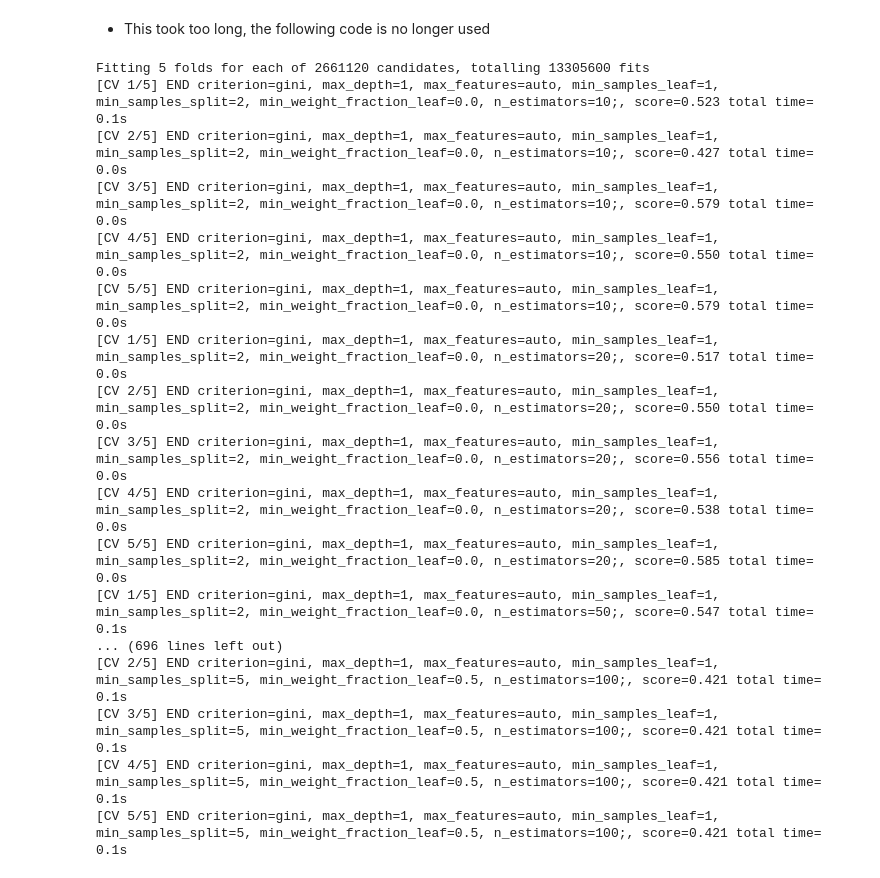
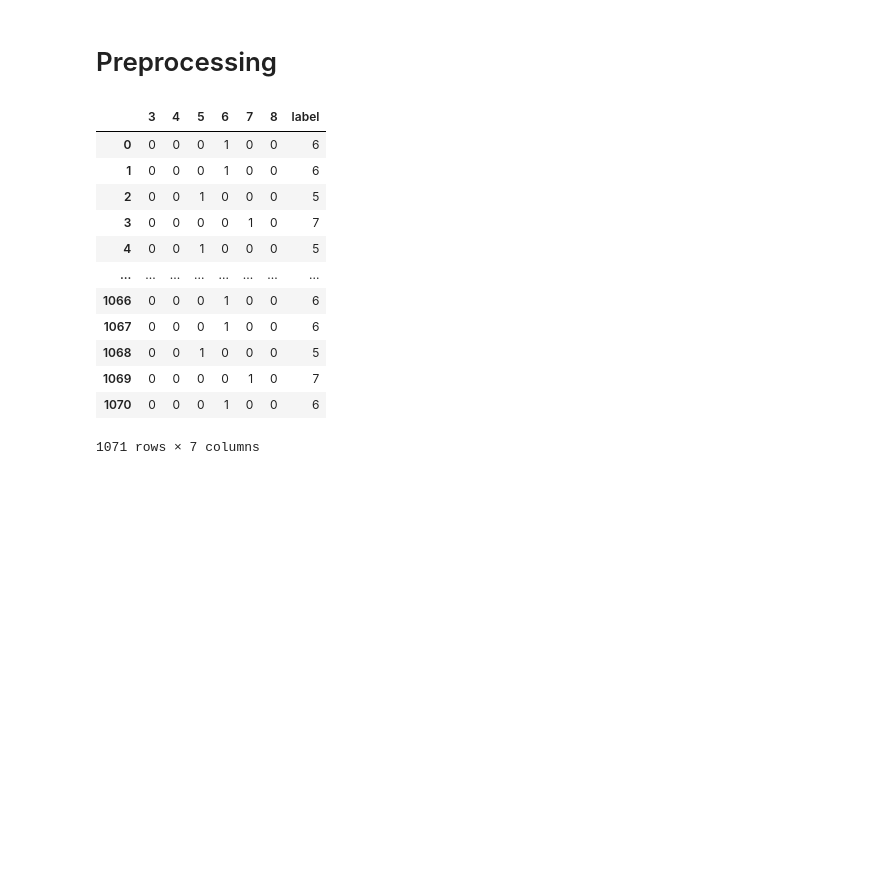
Before and after one commit to jdeguzman4/ML-Mini-Project, a Jupyter notebook: notebooks/Red Wine.ipynb, the cells around one changed output. Cells and saved outputs as stored; diff of their text form; code cells hidden in the pictures; blank space fills up the shorter version.

```diff
--- a/notebooks/Red Wine.ipynb
+++ b/notebooks/Red Wine.ipynb
@@ -691,36 +0,0 @@ shap.plots._waterfall.waterfall_legacy(explainer.expected_value[0], shap_values[
-# %% [markdown]
-* This took too long, the following code is no longer used
-# %%
-from sklearn.model_selection import GridSearchCV
-
-param_grid = {'n_estimators': [10, 20, 50, 100, 200, 500, 1000, 1200, 1500, 1800, 1900, 2000, 2100, 3000],
-              'criterion': ['gini', 'entropy'],
-              'max_depth': [1, 2, 5, 8, 13, 21, 34, 53, 54, 55, 89, None],
-              'min_samples_split': [2, 5, 8, 13, 21, 34, 55, 89, 144, 233, 377],
-              'min_samples_leaf': [1, 2, 5, 8, 13, 21, 34, 55, 89, 144, 233, 377],
-              'min_weight_fraction_leaf': [x / 10 for x in range(0, 6)],
-              'max_features': ['auto', 'sqrt', 'log2', 2, 5, 8, 13, 21, 34, None],
-
-             }
-
-grid = GridSearchCV(ExtraTreesClassifier(), param_grid, refit = True, verbose = 3)
-
-grid.fit(x_train, y_train)
-# %% [output]
-Fitting 5 folds for each of 2661120 candidates, totalling 13305600 fits
-[CV 1/5] END criterion=gini, max_depth=1, max_features=auto, min_samples_leaf=1, min_samples_split=2, min_weight_fraction_leaf=0.0, n_estimators=10;, score=0.523 total time=   0.1s
-[CV 2/5] END criterion=gini, max_depth=1, max_features=auto, min_samples_leaf=1, min_samples_split=2, min_weight_fraction_leaf=0.0, n_estimators=10;, score=0.427 total time=   0.0s
-[CV 3/5] END criterion=gini, max_depth=1, max_features=auto, min_samples_leaf=1, min_samples_split=2, min_weight_fraction_leaf=0.0, n_estimators=10;, score=0.579 total time=   0.0s
-[CV 4/5] END criterion=gini, max_depth=1, max_features=auto, min_samples_leaf=1, min_samples_split=2, min_weight_fraction_leaf=0.0, n_estimators=10;, score=0.550 total time=   0.0s
-[CV 5/5] END criterion=gini, max_depth=1, max_features=auto, min_samples_leaf=1, min_samples_split=2, min_weight_fraction_leaf=0.0, n_estimators=10;, score=0.579 total time=   0.0s
-[CV 1/5] END criterion=gini, max_depth=1, max_features=auto, min_samples_leaf=1, min_samples_split=2, min_weight_fraction_leaf=0.0, n_estimators=20;, score=0.517 total time=   0.0s
-[CV 2/5] END criterion=gini, max_depth=1, max_features=auto, min_samples_leaf=1, min_samples_split=2, min_weight_fraction_leaf=0.0, n_estimators=20;, score=0.550 total time=   0.0s
-[CV 3/5] END criterion=gini, max_depth=1, max_features=auto, min_samples_leaf=1, min_samples_split=2, min_weight_fraction_leaf=0.0, n_estimators=20;, score=0.556 total time=   0.0s
-[CV 4/5] END criterion=gini, max_depth=1, max_features=auto, min_samples_leaf=1, min_samples_split=2, min_weight_fraction_leaf=0.0, n_estimators=20;, score=0.538 total time=   0.0s
-[CV 5/5] END criterion=gini, max_depth=1, max_features=auto, min_samples_leaf=1, min_samples_split=2, min_weight_fraction_leaf=0.0, n_estimators=20;, score=0.585 total time=   0.0s
-[CV 1/5] END criterion=gini, max_depth=1, max_features=auto, min_samples_leaf=1, min_samples_split=2, min_weight_fraction_leaf=0.0, n_estimators=50;, score=0.547 total time=   0.1s
-... (696 lines left out)
-[CV 2/5] END criterion=gini, max_depth=1, max_features=auto, min_samples_leaf=1, min_samples_split=5, min_weight_fraction_leaf=0.5, n_estimators=100;, score=0.421 total time=   0.1s
-[CV 3/5] END criterion=gini, max_depth=1, max_features=auto, min_samples_leaf=1, min_samples_split=5, min_weight_fraction_leaf=0.5, n_estimators=100;, score=0.421 total time=   0.1s
-[CV 4/5] END criterion=gini, max_depth=1, max_features=auto, min_samples_leaf=1, min_samples_split=5, min_weight_fraction_leaf=0.5, n_estimators=100;, score=0.421 total time=   0.1s
-[CV 5/5] END criterion=gini, max_depth=1, max_features=auto, min_samples_leaf=1, min_samples_split=5, min_weight_fraction_leaf=0.5, n_estimators=100;, score=0.421 total time=   0.1s
@@ -726,0 +23,35 @@ Fitting 5 folds for each of 2661120 candidates, totalling 13305600 fits
+# %% [markdown]
+# Preprocessing
+# %%
+x_df = pd.read_csv('../datasets/winequality_red_x_train.csv')
+y_df = pd.read_csv('../datasets/winequality_red_y_train.csv')
+# %%
+def reverse_ohe(row):
+    if row['3'] == 1:
+        return 3
+    elif row['4'] == 1:
+        return 4
+    elif row['5'] == 1:
+        return 5
+    elif row['6'] == 1:
+        return 6
+    elif row['7'] == 1:
+        return 7
+    elif row['8'] == 1:
+        return 8
+y_df['label'] = y_df.apply(reverse_ohe, axis=1)
+y_df
+# %% [output]
+|  | 3 | 4 | 5 | 6 | 7 | 8 | label |
+| 0 | 0 | 0 | 0 | 1 | 0 | 0 | 6 |
+| 1 | 0 | 0 | 0 | 1 | 0 | 0 | 6 |
+| 2 | 0 | 0 | 1 | 0 | 0 | 0 | 5 |
+| 3 | 0 | 0 | 0 | 0 | 1 | 0 | 7 |
+| 4 | 0 | 0 | 1 | 0 | 0 | 0 | 5 |
+| ... | ... | ... | ... | ... | ... | ... | ... |
+| 1066 | 0 | 0 | 0 | 1 | 0 | 0 | 6 |
+| 1067 | 0 | 0 | 0 | 1 | 0 | 0 | 6 |
+| 1068 | 0 | 0 | 1 | 0 | 0 | 0 | 5 |
+| 1069 | 0 | 0 | 0 | 0 | 1 | 0 | 7 |
+| 1070 | 0 | 0 | 0 | 1 | 0 | 0 | 6 |
+1071 rows × 7 columns
```
Also changed, not shown: parts of 63 cells of this notebook, 1 other file.
